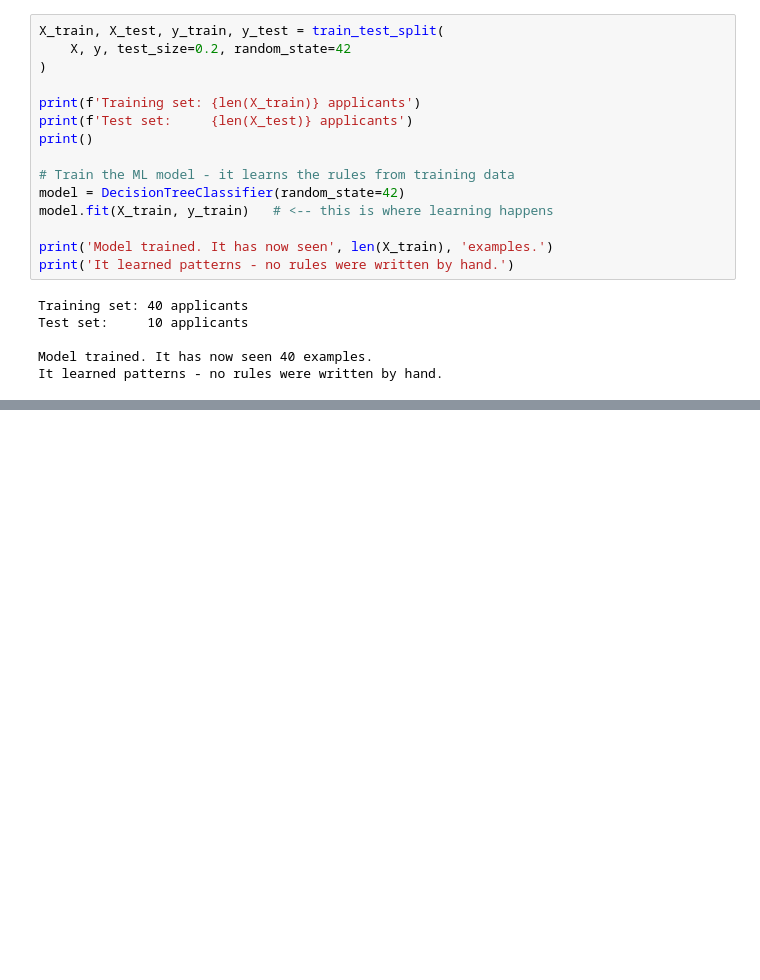
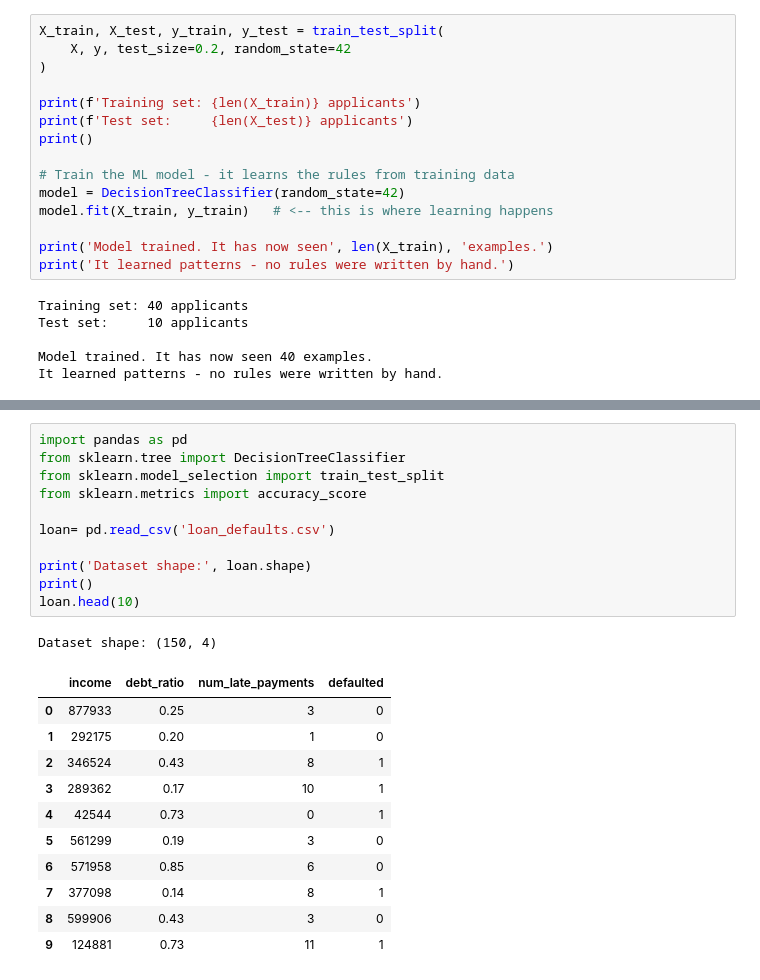
Before and after one commit to Ayeeshat-ux/Python-intro, a Jupyter notebook: machine learning/ML.ipynb, the cells around one changed output, grey strips where cells are left out. Cells and saved outputs as stored; diff of their text form; blank space fills up the shorter version.

```diff
--- a/machine learning/ML.ipynb
+++ b/machine learning/ML.ipynb
@@ -91,0 +128,24 @@ It learned patterns - no rules were written by hand.
+# %%
+import pandas as pd
+from sklearn.tree import DecisionTreeClassifier
+from sklearn.model_selection import train_test_split
+from sklearn.metrics import accuracy_score
+
+loan= pd.read_csv('loan_defaults.csv')
+
+print('Dataset shape:', loan.shape)
+print()
+loan.head(10)
+# %% [output]
+Dataset shape: (150, 4)
+|  | income | debt_ratio | num_late_payments | defaulted |
+| 0 | 877933 | 0.25 | 3 | 0 |
+| 1 | 292175 | 0.20 | 1 | 0 |
+| 2 | 346524 | 0.43 | 8 | 1 |
+| 3 | 289362 | 0.17 | 10 | 1 |
+| 4 | 42544 | 0.73 | 0 | 1 |
+| 5 | 561299 | 0.19 | 3 | 0 |
+| 6 | 571958 | 0.85 | 6 | 0 |
+| 7 | 377098 | 0.14 | 8 | 1 |
+| 8 | 599906 | 0.43 | 3 | 0 |
+| 9 | 124881 | 0.73 | 11 | 1 |
```
Also changed, not shown: parts of 8 cells of this notebook, 4 other files.
